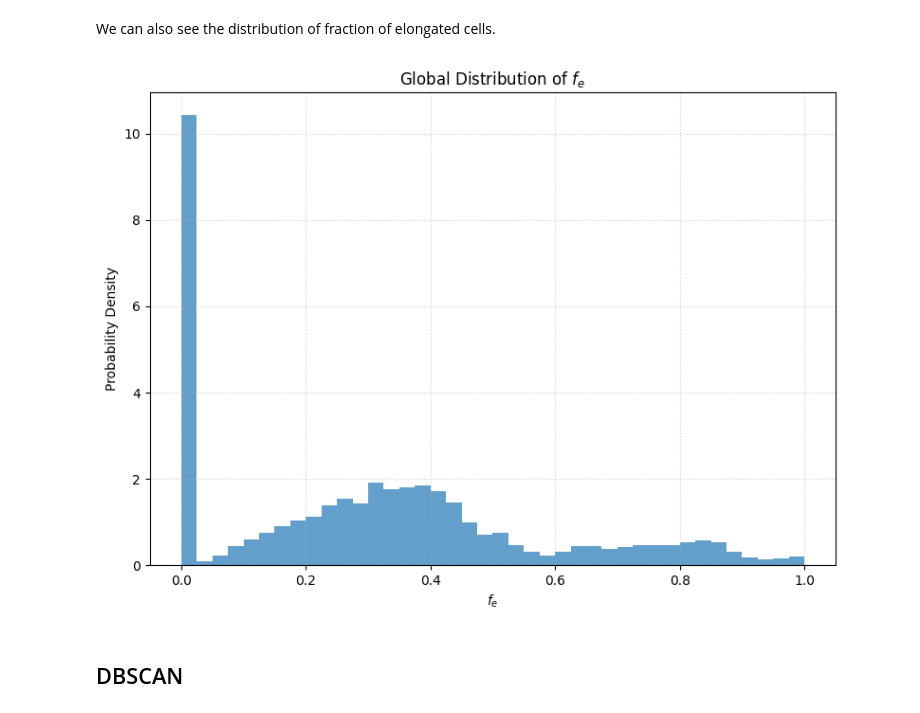
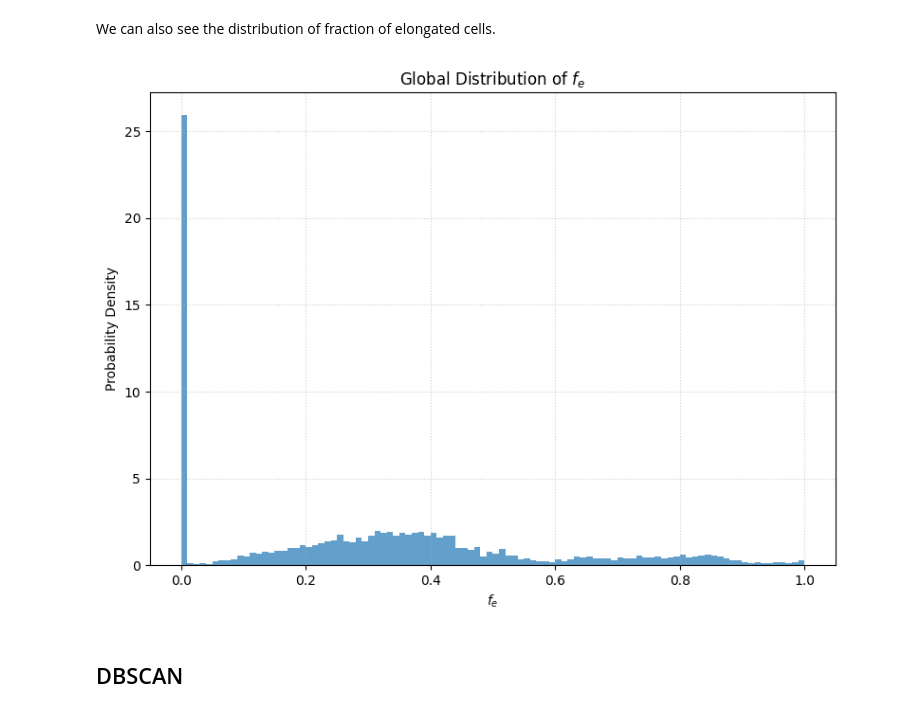
Before and after one commit to gonzaloangaut/oncostreams_analysis, a Jupyter notebook: classification_jamming.ipynb, the cells around one changed output. Drawn from its saved outputs; the diff is of its cells as text; code cells hidden in the pictures.

```diff
--- a/classification_jamming.ipynb
+++ b/classification_jamming.ipynb
@@ -356,7 +357,7 @@ Last step found: 10000 for density: 0.9
 We read the dataset previously created
 # %%
 # Read
-df = pd.read_csv("data/jamming/final_dataset.csv")
+df = pd.read_csv("data/processed/jamming/final_dataset.csv")
 
 # Take the useful features
 N_labels = df["N"].values
@@ -421,25 +422,25 @@ We can also see the distribution of fraction of elongated cells.
 # %%
 # Create the figure
 fig, ax = plt.subplots(figsize=(8, 6))
 
 # Scatter plot
-counts, bins, _ = ax.hist(f_all, bins=40, density=True, alpha=0.7)
+counts, bins, _ = ax.hist(f_all, bins=100, density=True, alpha=0.7)
 
 # Configuration
 ax.set_xlabel("$f_e$")
 ax.set_ylabel("Probability Density")
 ax.set_title("Global Distribution of $f_e$")
 ax.grid(True, linestyle=":", alpha=0.6)
 
 # Save the figure
 folder_path = "graphs/jamming"
 os.makedirs(folder_path, exist_ok=True)
 plt.tight_layout()
 plt.savefig(f"{folder_path}/global_distribution_f_e.png", dpi=600)
 
 plt.show()
 # %% [output]
-[figure, old version]
+[figure, new version]
 # %% [markdown]
 ## DBSCAN
 # %% [markdown]
```
Also changed, not shown: parts of 5 cells of this notebook, 3 other files.
